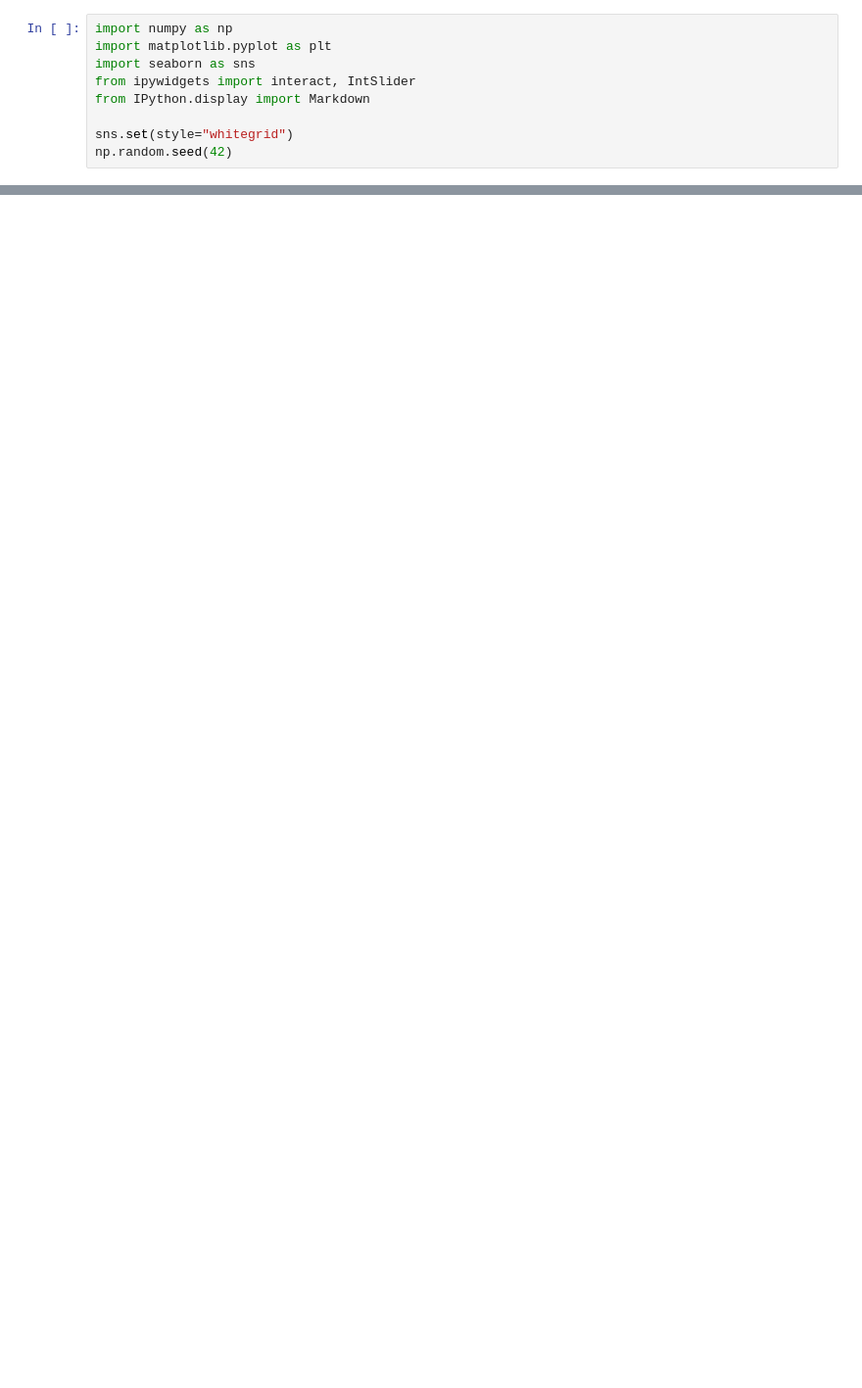
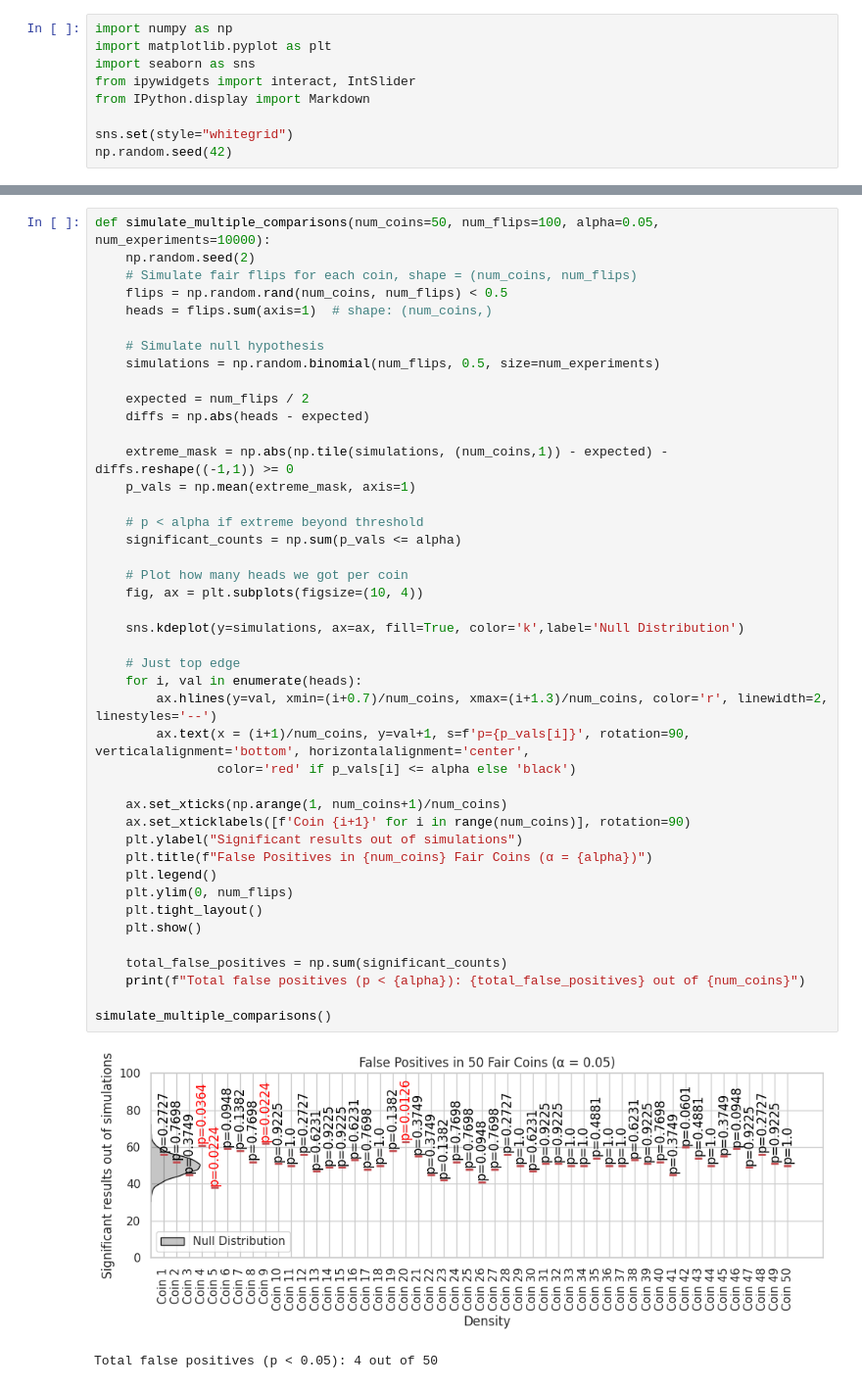
Before and after one commit to AliTafakkor/principles_of_data_analysis_2025, a Jupyter notebook: coin_p_value_demo.ipynb, the cells around one changed output, grey strips where cells are left out. Shown at 98% size. Cells and saved outputs as stored; diff of their text form; blank space fills up the shorter version.

Commit message:
Tested the simulation and added the multiple comparison problem

```diff
--- a/coin_p_value_demo.ipynb
+++ b/coin_p_value_demo.ipynb
@@ -48,0 +84,46 @@ Markdown("""
+# %%
+def simulate_multiple_comparisons(num_coins=50, num_flips=100, alpha=0.05, num_experiments=10000):
+    np.random.seed(2)
+    # Simulate fair flips for each coin, shape = (num_coins, num_flips)
+    flips = np.random.rand(num_coins, num_flips) < 0.5
+    heads = flips.sum(axis=1)  # shape: (num_coins,)
+
+    # Simulate null hypothesis
+    simulations = np.random.binomial(num_flips, 0.5, size=num_experiments)
+
+    expected = num_flips / 2
+    diffs = np.abs(heads - expected)
+
+    extreme_mask = np.abs(np.tile(simulations, (num_coins,1)) - expected) - diffs.reshape((-1,1)) >= 0
+    p_vals = np.mean(extreme_mask, axis=1)
+
+    # p < alpha if extreme beyond threshold
+    significant_counts = np.sum(p_vals <= alpha)
+
+    # Plot how many heads we got per coin
+    fig, ax = plt.subplots(figsize=(10, 4))
+
+    sns.kdeplot(y=simulations, ax=ax, fill=True, color='k',label='Null Distribution')
+
+    # Just top edge
+    for i, val in enumerate(heads):
+        ax.hlines(y=val, xmin=(i+0.7)/num_coins, xmax=(i+1.3)/num_coins, color='r', linewidth=2, linestyles='--')
+        ax.text(x = (i+1)/num_coins, y=val+1, s=f'p={p_vals[i]}', rotation=90, verticalalignment='bottom', horizontalalignment='center',
+                color='red' if p_vals[i] <= alpha else 'black')
+
+    ax.set_xticks(np.arange(1, num_coins+1)/num_coins)
+    ax.set_xticklabels([f'Coin {i+1}' for i in range(num_coins)], rotation=90)
+    plt.ylabel("Significant results out of simulations")
+    plt.title(f"False Positives in {num_coins} Fair Coins (α = {alpha})")
+    plt.legend()
+    plt.ylim(0, num_flips)
+    plt.tight_layout()
+    plt.show()
+
+    total_false_positives = np.sum(significant_counts)
+    print(f"Total false positives (p < {alpha}): {total_false_positives} out of {num_coins}")
+
+simulate_multiple_comparisons()
+# %% [output]
+[figure, added]
+Total false positives (p < 0.05): 4 out of 50
```
Also changed, not shown: parts of 8 cells of this notebook.
